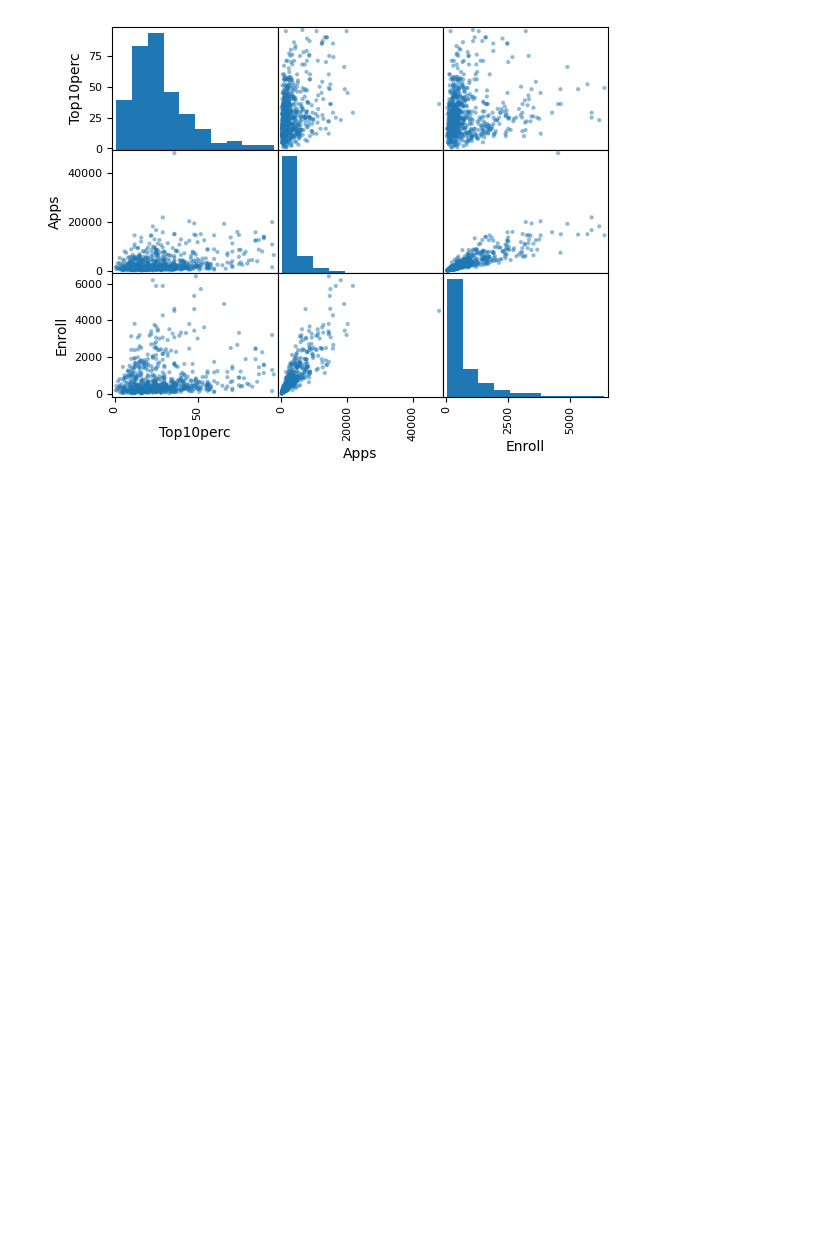
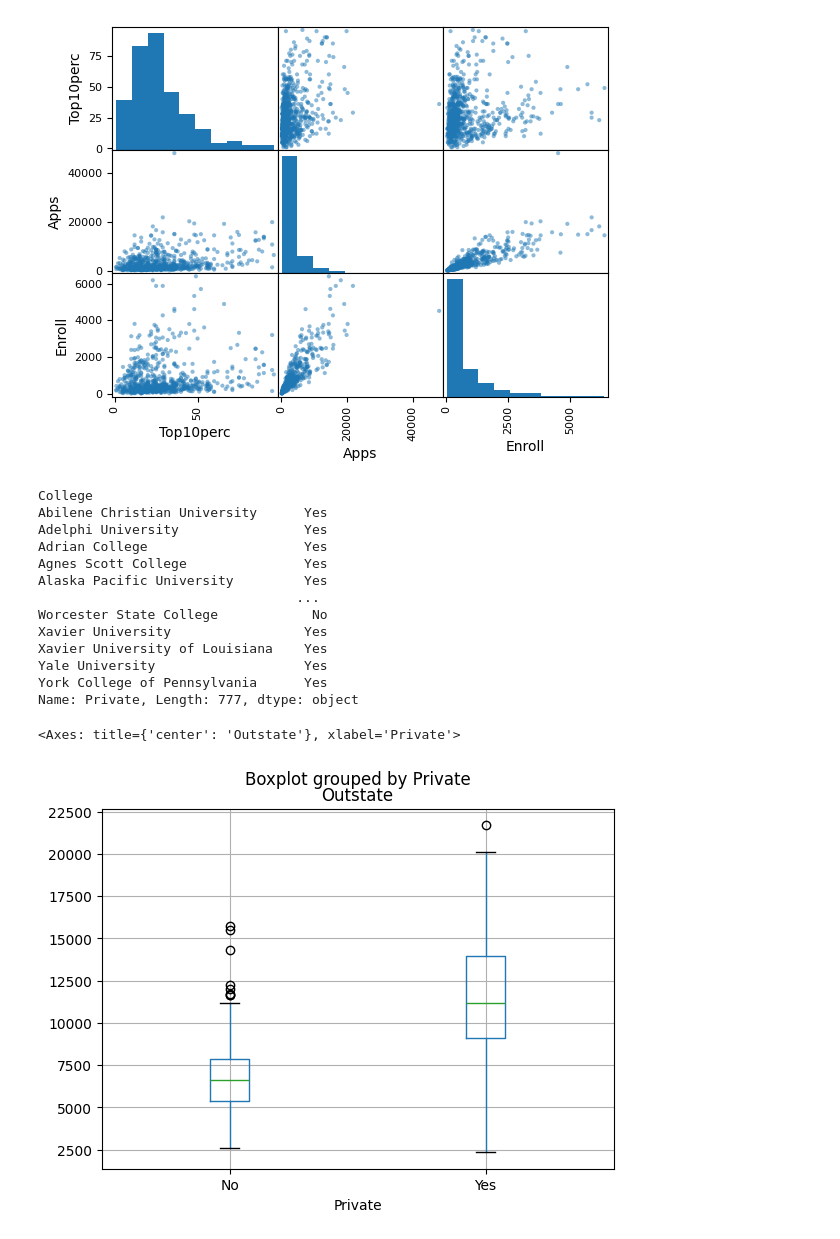
Before and after one commit to HexHungryAda/dataprocessing-lab1, a Jupyter notebook: college.ipynb, the cells around one changed output. Cells and saved outputs as stored; diff of their text form; code cells hidden in the pictures; blank space fills up the shorter version.

Commit message:
boxplot

```diff
--- a/college.ipynb
+++ b/college.ipynb
@@ -91,3 +91,21 @@ array([[<Axes: xlabel='Top10perc', ylabel='Top10perc'>,
         <Axes: xlabel='Apps', ylabel='Enroll'>,
         <Axes: xlabel='Enroll', ylabel='Enroll'>]], dtype=object)
 [figure]
+# %%
+college.boxplot(column="Outstate", by="Private")
+# %% [output]
+College
+Abilene Christian University      Yes
+Adelphi University                Yes
+Adrian College                    Yes
+Agnes Scott College               Yes
+Alaska Pacific University         Yes
+                                 ...
+Worcester State College            No
+Xavier University                 Yes
+Xavier University of Louisiana    Yes
+Yale University                   Yes
+York College of Pennsylvania      Yes
+Name: Private, Length: 777, dtype: object
+<Axes: title={'center': 'Outstate'}, xlabel='Private'>
+[figure, added]
```
